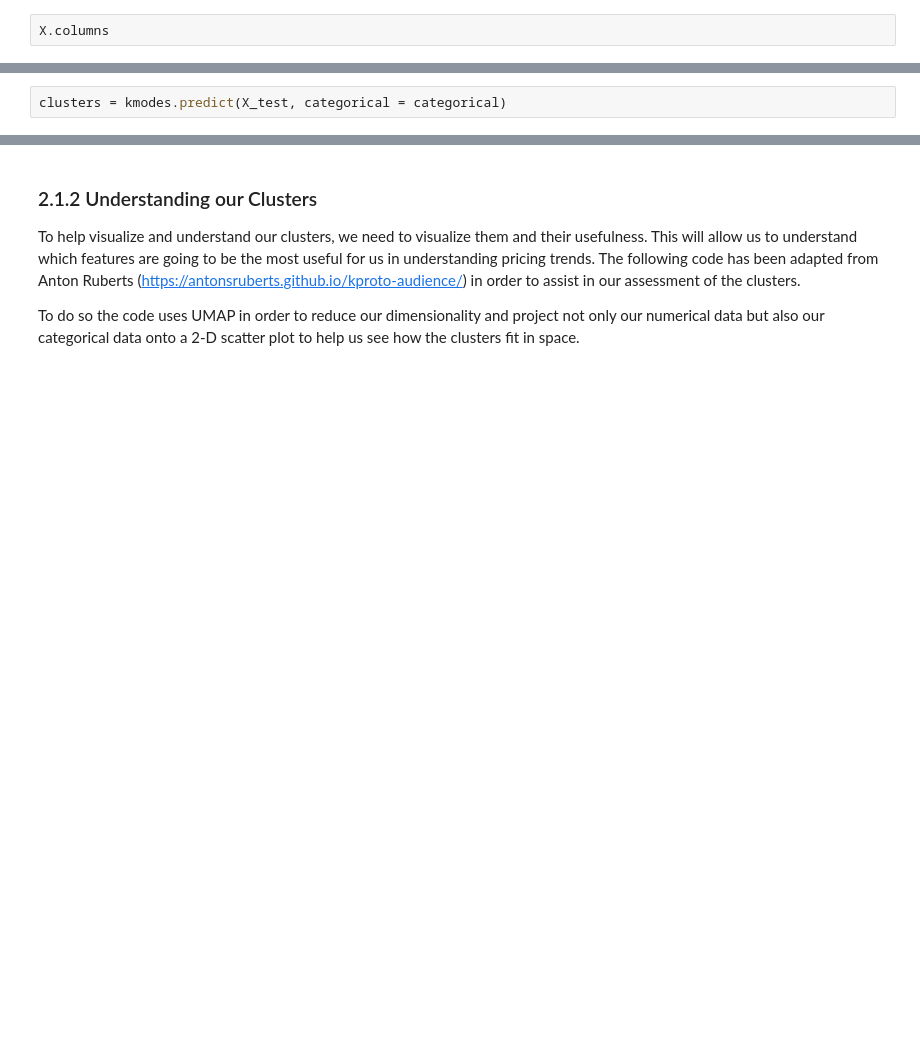
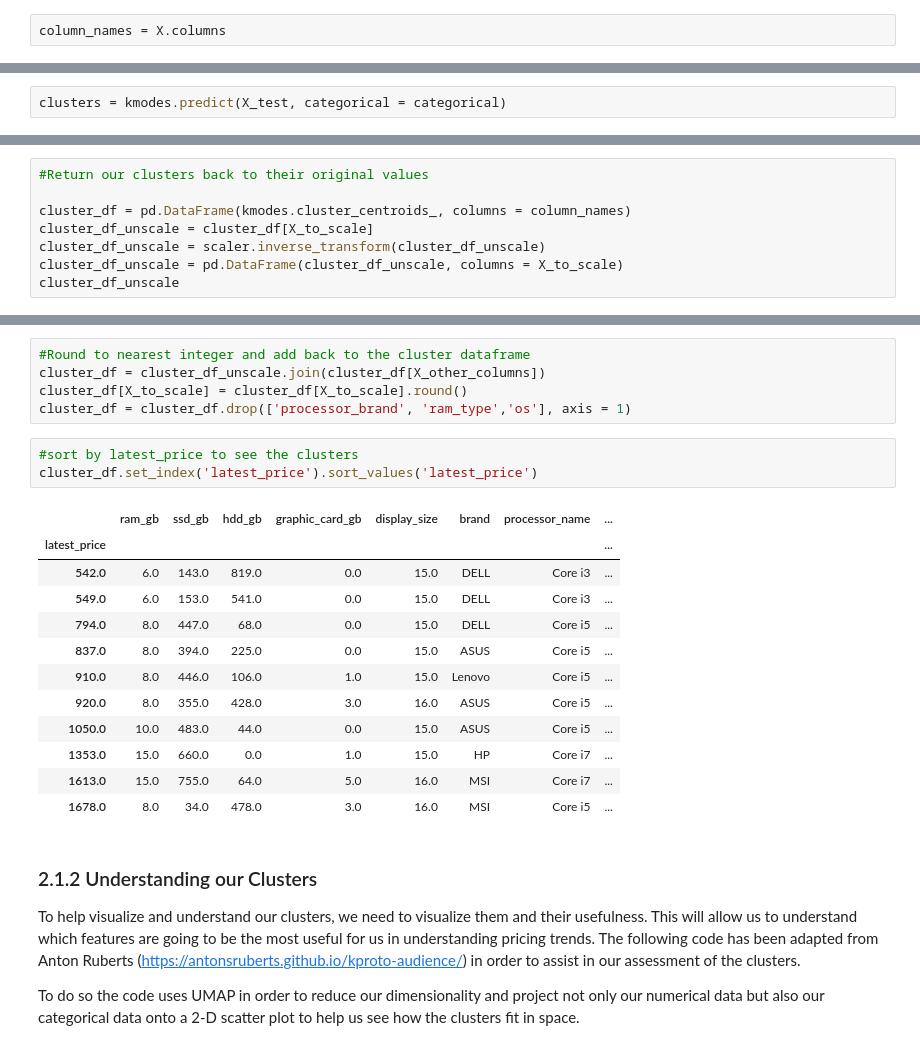
Before and after one commit to lutimoth/LaptopPriceModeling, a Jupyter notebook: notebooks/Laptop Pricing Modeling.ipynb, the cells around one changed output, grey strips where cells are left out. Saved outputs shown, nothing was run; the diff lists cells and outputs as text; blank space fills up the shorter version.

```diff
--- a/notebooks/Laptop Pricing Modeling.ipynb
+++ b/notebooks/Laptop Pricing Modeling.ipynb
@@ -181,2 +200,2 @@ print(X.shape)
 # %%
-X.columns
+column_names = X.columns
@@ -250 +263,9 @@ array([['0.18067226890756166', '0.15155228758170047',
       dtype='<U32')
+# %%
+#Return our clusters back to their original values
+
+cluster_df = pd.DataFrame(kmodes.cluster_centroids_, columns = column_names)
+cluster_df_unscale = cluster_df[X_to_scale]
+cluster_df_unscale = scaler.inverse_transform(cluster_df_unscale)
+cluster_df_unscale = pd.DataFrame(cluster_df_unscale, columns = X_to_scale)
+cluster_df_unscale
@@ -251,3 +284,24 @@ array([['0.18067226890756166', '0.15155228758170047',
+# %%
+#Round to nearest integer and add back to the cluster dataframe
+cluster_df = cluster_df_unscale.join(cluster_df[X_other_columns])
+cluster_df[X_to_scale] = cluster_df[X_to_scale].round()
+cluster_df = cluster_df.drop(['processor_brand', 'ram_type','os'], axis = 1)
+# %%
+#sort by latest_price to see the clusters
+cluster_df.set_index('latest_price').sort_values('latest_price')
+# %% [output]
+|  | ram_gb | ssd_gb | hdd_gb | graphic_card_gb | display_size | brand | processor_name | ... |
+| latest_price |  |  |  |  |  |  |  | ... |
+| 542.0 | 6.0 | 143.0 | 819.0 | 0.0 | 15.0 | DELL | Core i3 | ... |
+| 549.0 | 6.0 | 153.0 | 541.0 | 0.0 | 15.0 | DELL | Core i3 | ... |
+| 794.0 | 8.0 | 447.0 | 68.0 | 0.0 | 15.0 | DELL | Core i5 | ... |
+| 837.0 | 8.0 | 394.0 | 225.0 | 0.0 | 15.0 | ASUS | Core i5 | ... |
+| 910.0 | 8.0 | 446.0 | 106.0 | 1.0 | 15.0 | Lenovo | Core i5 | ... |
+| 920.0 | 8.0 | 355.0 | 428.0 | 3.0 | 16.0 | ASUS | Core i5 | ... |
+| 1050.0 | 10.0 | 483.0 | 44.0 | 0.0 | 15.0 | ASUS | Core i5 | ... |
+| 1353.0 | 15.0 | 660.0 | 0.0 | 1.0 | 15.0 | HP | Core i7 | ... |
+| 1613.0 | 15.0 | 755.0 | 64.0 | 5.0 | 16.0 | MSI | Core i7 | ... |
+| 1678.0 | 8.0 | 34.0 | 478.0 | 3.0 | 16.0 | MSI | Core i5 | ... |
 # %% [markdown]
 ### 2.1.2 Understanding our Clusters
 
```
Also changed, not shown: parts of 20 cells of this notebook, 5 other files.
